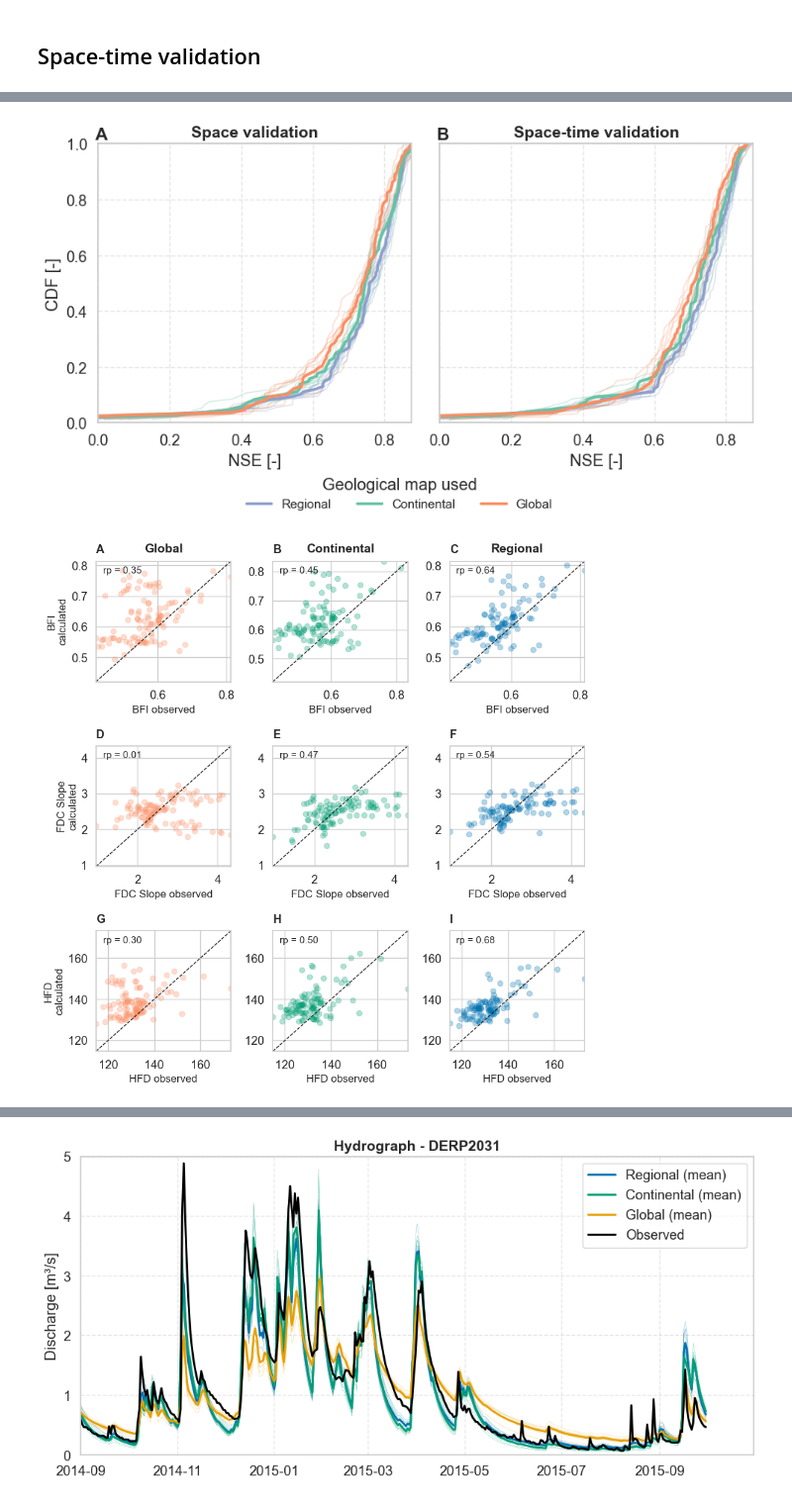
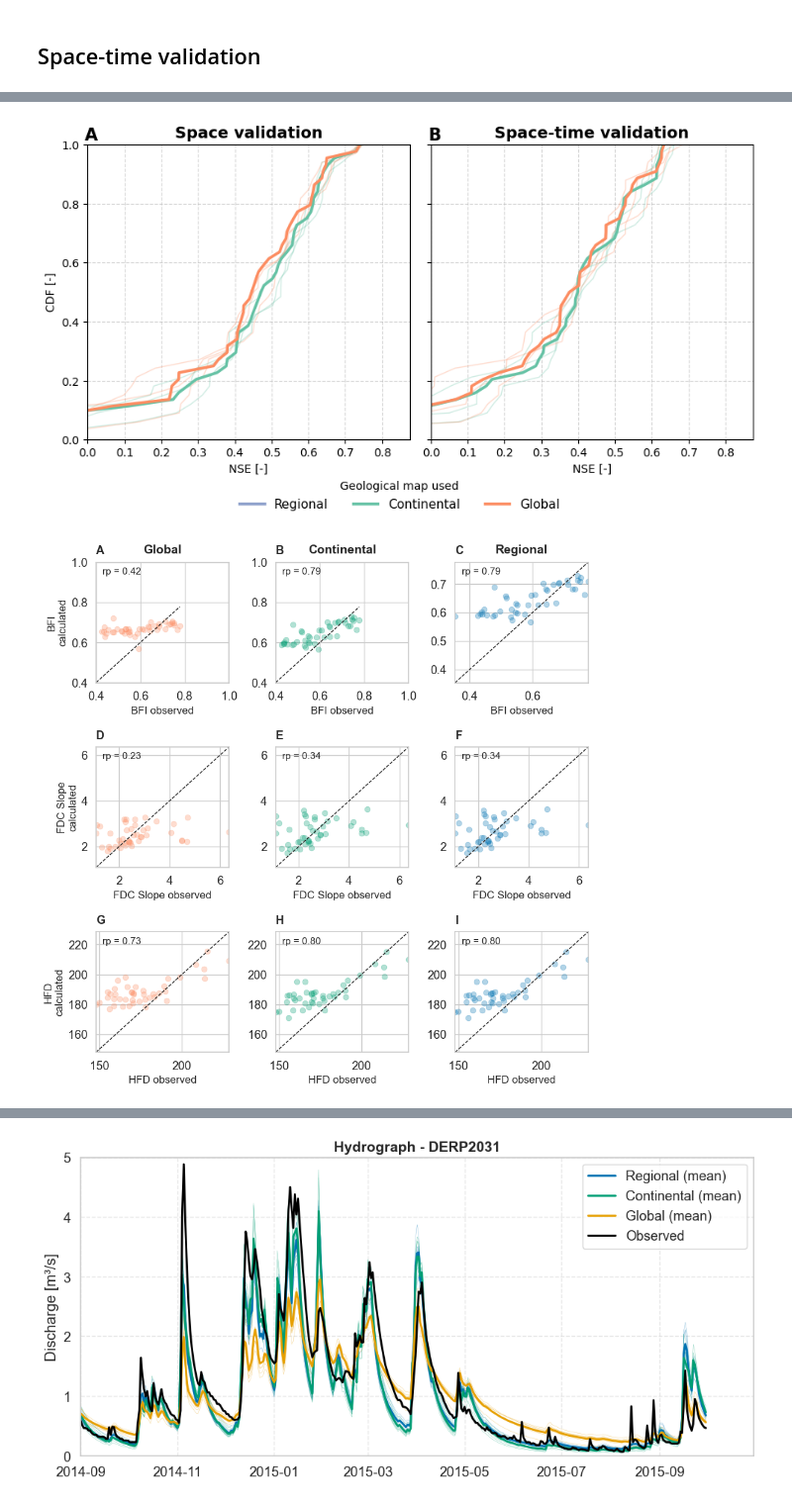
Before and after one commit to thiagovmdon/estreams_superflexpy, a Jupyter notebook: code/c_modelling_distributed_garonne_3_geologies_groups.ipynb, the cells around one changed output, grey strips where cells are left out. Shown at 99% size. Saved outputs shown, nothing was run; the diff lists cells and outputs as text; code cells hidden in the pictures.

```diff
--- a/code/c_modelling_distributed_garonne_3_geologies_groups.ipynb
+++ b/code/c_modelling_distributed_garonne_3_geologies_groups.ipynb
@@ -1091,7 +1096,7 @@ plt.show()
 # %% [markdown]
 ## Space-time validation
 # %%
-path_inputs = '../data/models/input/subset_1988_2001'
+path_inputs = '../data/models/inputgaronne/subset_1988_2001'
 
 inputs = np.load(path_inputs+'//inputs.npy', allow_pickle=True).item()
 observations = np.load(path_inputs+'//observations.npy', allow_pickle=True).item()
@@ -1104,7 +1109,7 @@ rootdepth_mean = np.load(path_inputs+'//rootdepth_mean.npy', allow_pickle=True).
 waterdeficit_mean= np.load(path_inputs+'//waterdeficit_mean.npy', allow_pickle=True).item()
 
 # Filter keys
-regional_keys = [k for k in all_param_dicts if "regi" in k and is_valid_key(k)]
+regional_keys = [k for k in all_param_dicts if "cont" in k and is_valid_key(k)]
 continental_keys = [k for k in all_param_dicts if "cont" in k and is_valid_key(k)]
 global_keys = [k for k in all_param_dicts if "glob" in k and is_valid_key(k)]
 
@@ -1136,7 +1141,7 @@ for key in tqdm.tqdm(global_keys):
     )
     output_global_val_dict[key] = output
 # %%
-path_inputs = '../data/models/input/subset_2001_2015'
+path_inputs = '../data/models/inputgaronne/subset_2001_2015'
 
 inputs = np.load(path_inputs+'//inputs.npy', allow_pickle=True).item()
 observations = np.load(path_inputs+'//observations.npy', allow_pickle=True).item()
@@ -1149,7 +1154,7 @@ rootdepth_mean = np.load(path_inputs+'//rootdepth_mean.npy', allow_pickle=True).
 waterdeficit_mean= np.load(path_inputs+'//waterdeficit_mean.npy', allow_pickle=True).item()
 
 # Filter keys
-regional_keys_2 = [k for k in all_param_dicts if "regi" in k and is_valid_key_2(k)]
+regional_keys_2 = [k for k in all_param_dicts if "cont" in k and is_valid_key_2(k)]
 continental_keys_2 = [k for k in all_param_dicts if "cont" in k and is_valid_key_2(k)]
 global_keys_2 = [k for k in all_param_dicts if "glob" in k and is_valid_key_2(k)]
 
@@ -1436,7 +1446,7 @@ fig.legend(handles, labels, title="Geological map used", loc='lower center', nco
 plt.tight_layout(rect=[0, 0.08, 1, 1])
 plt.show()
 # %% [output]
-[figure, old version]
+[figure, new version]
 # %%
 import matplotlib.pyplot as plt
 import seaborn as sns
@@ -1451,7 +1461,7 @@ metrics = ['bfi', 'slope', 'hfd']
 metric_titles = ['BFI', 'FDC Slope', 'HFD']
 
 # Define suffixes and scales
-suffixes = ['g1', 'c1', 'r1']
+suffixes = ['g1', 'c1', 'c1']
 scale_titles = ['Global', 'Continental', 'Regional']
 
 # Define column-based color (Global, Continental, Regional)
@@ -1489,34 +1499,39 @@ for row, (metric, row_title) in enumerate(zip(metrics, metric_titles)):
             ax.set_title(scale_title, fontsize=14, pad=10, fontweight="bold")
         if col == 0:
             ax.set_ylabel(f"{row_title}\ncalculated", fontsize=12)
         else:
             ax.set_ylabel("")
 
         ax.set_xlabel(f"{row_title} observed", fontsize=12)
 
         # Pearson correlation
         R = data_diff_val_complete[[var_obs, var_pred]].corr(method="pearson").iloc[0, 1]
         ax.text(
             0.05, 0.9, f"rp = {R:.2f}", transform=ax.transAxes,
             fontsize=11, bbox=dict(facecolor='none', alpha=0.6, edgecolor='none')
         )
 
         # Subplot letter (A, B, C, ...)
         subplot_idx = row * 3 + col
         ax.text(
             -0.00, 1.14, f"{letters[subplot_idx]}", transform=ax.transAxes,
             fontsize=13, fontweight='bold', va='top', ha='left'
         )
 
         ax.set_xlim(xy_min, xy_max)
         ax.set_ylim(xy_min, xy_max)
+axs[0, 0].set_xlim(0.4, 1)
+axs[0, 0].set_ylim(0.4, 1)
+
+axs[0, 1].set_xlim(0.4, 1)
+axs[0, 1].set_ylim(0.4, 1)
 
 # Improve spacing
 plt.tight_layout()
 plt.subplots_adjust(top=0.94)
 plt.show()
 # %% [output]
-[figure, old version]
+[figure, new version]
 # %%
 import matplotlib.pyplot as plt
 import seaborn as sns
```
Also changed, not shown: parts of 5 cells of this notebook.
